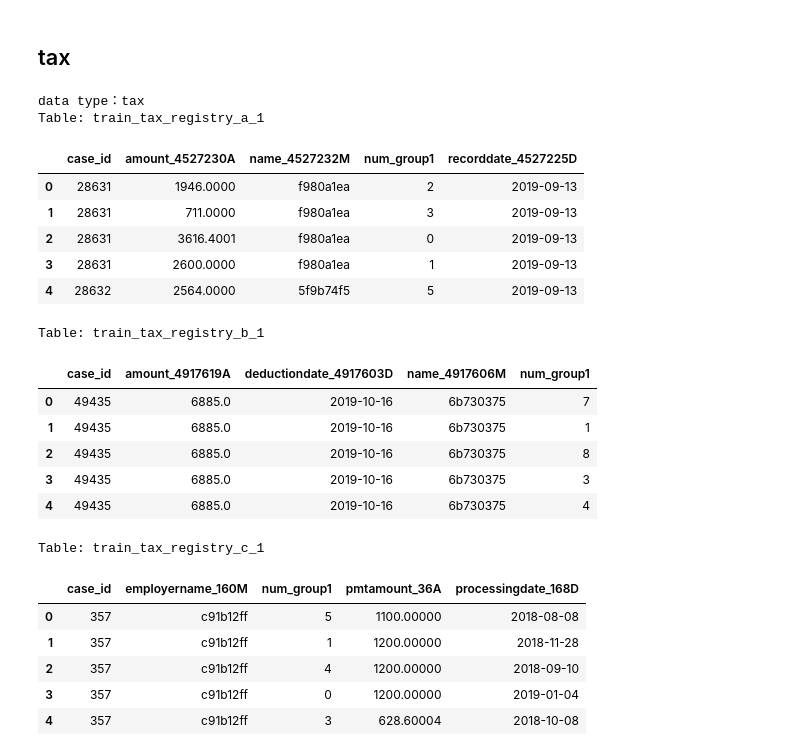
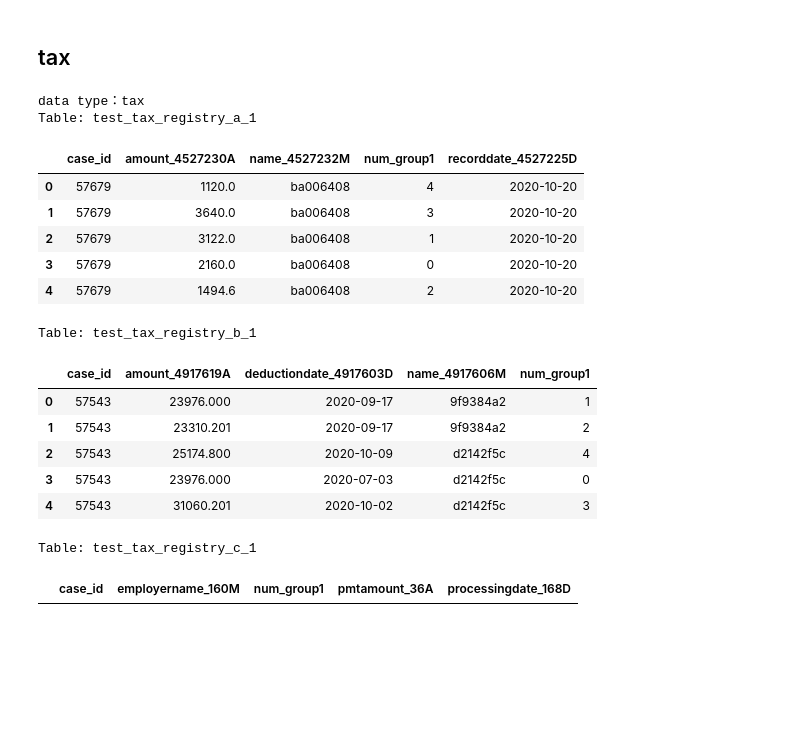
Before and after one commit to godyamap/kaggle, a Jupyter notebook: home_credit/data_check.ipynb, the cells around one changed output. Drawn from its saved outputs; the diff is of its cells as text; code cells hidden in the pictures; blank space fills up the shorter version.

```diff
--- a/home_credit/data_check.ipynb
+++ b/home_credit/data_check.ipynb
@@ -285,14 +310,14 @@ target_data_type = 'debitcard'
 print(f'data type：{target_data_type}')
 
 # ディレクトリ内の条件に合致するCSVファイルのリストを取得
-csv_files = [f for f in os.listdir(dataPath + "csv_files/train/") if f.endswith('.csv') and target_data_type in f]
+csv_files = [f for f in os.listdir(dataPath + "csv_files/test/") if f.endswith('.csv') and target_data_type in f]
 
 # 条件に合致するCSVファイルを読み込み、変数に格納し、テーブル名と先頭5行を表示
 for file in sorted(csv_files):
     # ファイル名から拡張子を除いた名前を変数名として使用
     variable_name = file.replace('.csv', '')
     # CSVファイルを読み込み
-    globals()[variable_name] = pd.read_csv(dataPath + "csv_files/train/" + file, nrows=5)
+    globals()[variable_name] = pd.read_csv(dataPath + "csv_files/test/" + file, nrows=5)
     # テーブル名を表示
     print(f"Table: {variable_name}")
     # 先頭5行を表示
@@ -306,14 +338,14 @@ target_data_type = 'other'
 print(f'data type：{target_data_type}')
 
 # ディレクトリ内の条件に合致するCSVファイルのリストを取得
-csv_files = [f for f in os.listdir(dataPath + "csv_files/train/") if f.endswith('.csv') and target_data_type in f]
+csv_files = [f for f in os.listdir(dataPath + "csv_files/test/") if f.endswith('.csv') and target_data_type in f]
 
 # 条件に合致するCSVファイルを読み込み、変数に格納し、テーブル名と先頭5行を表示
 for file in sorted(csv_files):
     # ファイル名から拡張子を除いた名前を変数名として使用
     variable_name = file.replace('.csv', '')
     # CSVファイルを読み込み
-    globals()[variable_name] = pd.read_csv(dataPath + "csv_files/train/" + file, nrows=5)
+    globals()[variable_name] = pd.read_csv(dataPath + "csv_files/test/" + file, nrows=5)
     # テーブル名を表示
     print(f"Table: {variable_name}")
     # 先頭5行を表示
@@ -334,14 +366,14 @@ target_data_type = 'person'
 print(f'data type：{target_data_type}')
 
 # ディレクトリ内の条件に合致するCSVファイルのリストを取得
-csv_files = [f for f in os.listdir(dataPath + "csv_files/train/") if f.endswith('.csv') and target_data_type in f]
+csv_files = [f for f in os.listdir(dataPath + "csv_files/test/") if f.endswith('.csv') and target_data_type in f]
 
 # 条件に合致するCSVファイルを読み込み、変数に格納し、テーブル名と先頭5行を表示
 for file in sorted(csv_files):
     # ファイル名から拡張子を除いた名前を変数名として使用
     variable_name = file.replace('.csv', '')
     # CSVファイルを読み込み
-    globals()[variable_name] = pd.read_csv(dataPath + "csv_files/train/" + file, nrows=5)
+    globals()[variable_name] = pd.read_csv(dataPath + "csv_files/test/" + file, nrows=5)
     # テーブル名を表示
     print(f"Table: {variable_name}")
     # 先頭5行を表示
@@ -370,14 +402,14 @@ target_data_type = 'static'
 print(f'data type：{target_data_type}')
 
 # ディレクトリ内の条件に合致するCSVファイルのリストを取得
-csv_files = [f for f in os.listdir(dataPath + "csv_files/train/") if f.endswith('.csv') and target_data_type in f]
+csv_files = [f for f in os.listdir(dataPath + "csv_files/test/") if f.endswith('.csv') and target_data_type in f]
 
 # 条件に合致するCSVファイルを読み込み、変数に格納し、テーブル名と先頭5行を表示
 for file in sorted(csv_files):
     # ファイル名から拡張子を除いた名前を変数名として使用
     variable_name = file.replace('.csv', '')
     # CSVファイルを読み込み
-    globals()[variable_name] = pd.read_csv(dataPath + "csv_files/train/" + file, nrows=5)
+    globals()[variable_name] = pd.read_csv(dataPath + "csv_files/test/" + file, nrows=5)
     # テーブル名を表示
     print(f"Table: {variable_name}")
     # 先頭5行を表示
@@ -413,40 +453,35 @@ Table: train_static_cb_0
 # %%
 target_data_type = 'tax'
 print(f'data type：{target_data_type}')
 
 # ディレクトリ内の条件に合致するCSVファイルのリストを取得
-csv_files = [f for f in os.listdir(dataPath + "csv_files/train/") if f.endswith('.csv') and target_data_type in f]
+csv_files = [f for f in os.listdir(dataPath + "csv_files/test/") if f.endswith('.csv') and target_data_type in f]
 
 # 条件に合致するCSVファイルを読み込み、変数に格納し、テーブル名と先頭5行を表示
 for file in sorted(csv_files):
     # ファイル名から拡張子を除いた名前を変数名として使用
     variable_name = file.replace('.csv', '')
     # CSVファイルを読み込み
-    globals()[variable_name] = pd.read_csv(dataPath + "csv_files/train/" + file, nrows=5)
+    globals()[variable_name] = pd.read_csv(dataPath + "csv_files/test/" + file, nrows=5)
     # テーブル名を表示
     print(f"Table: {variable_name}")
     # 先頭5行を表示
     display(globals()[variable_name].head())
 # %% [output]
 data type：tax
-Table: train_tax_registry_a_1
+Table: test_tax_registry_a_1
 |  | case_id | amount_4527230A | name_4527232M | num_group1 | recorddate_4527225D |
-| 0 | 28631 | 1946.0000 | f980a1ea | 2 | 2019-09-13 |
-| 1 | 28631 | 711.0000 | f980a1ea | 3 | 2019-09-13 |
-| 2 | 28631 | 3616.4001 | f980a1ea | 0 | 2019-09-13 |
-| 3 | 28631 | 2600.0000 | f980a1ea | 1 | 2019-09-13 |
-| 4 | 28632 | 2564.0000 | 5f9b74f5 | 5 | 2019-09-13 |
+| 0 | 57679 | 1120.0 | ba006408 | 4 | 2020-10-20 |
+| 1 | 57679 | 3640.0 | ba006408 | 3 | 2020-10-20 |
+| 2 | 57679 | 3122.0 | ba006408 | 1 | 2020-10-20 |
+| 3 | 57679 | 2160.0 | ba006408 | 0 | 2020-10-20 |
+| 4 | 57679 | 1494.6 | ba006408 | 2 | 2020-10-20 |
-Table: train_tax_registry_b_1
+Table: test_tax_registry_b_1
 |  | case_id | amount_4917619A | deductiondate_4917603D | name_4917606M | num_group1 |
-| 0 | 49435 | 6885.0 | 2019-10-16 | 6b730375 | 7 |
-| 1 | 49435 | 6885.0 | 2019-10-16 | 6b730375 | 1 |
-| 2 | 49435 | 6885.0 | 2019-10-16 | 6b730375 | 8 |
-| 3 | 49435 | 6885.0 | 2019-10-16 | 6b730375 | 3 |
-| 4 | 49435 | 6885.0 | 2019-10-16 | 6b730375 | 4 |
+| 0 | 57543 | 23976.000 | 2020-09-17 | 9f9384a2 | 1 |
+| 1 | 57543 | 23310.201 | 2020-09-17 | 9f9384a2 | 2 |
+| 2 | 57543 | 25174.800 | 2020-10-09 | d2142f5c | 4 |
+| 3 | 57543 | 23976.000 | 2020-07-03 | d2142f5c | 0 |
+| 4 | 57543 | 31060.201 | 2020-10-02 | d2142f5c | 3 |
-Table: train_tax_registry_c_1
+Table: test_tax_registry_c_1
 |  | case_id | employername_160M | num_group1 | pmtamount_36A | processingdate_168D |
-| 0 | 357 | c91b12ff | 5 | 1100.00000 | 2018-08-08 |
-| 1 | 357 | c91b12ff | 1 | 1200.00000 | 2018-11-28 |
-| 2 | 357 | c91b12ff | 4 | 1200.00000 | 2018-09-10 |
-| 3 | 357 | c91b12ff | 0 | 1200.00000 | 2019-01-04 |
-| 4 | 357 | c91b12ff | 3 | 628.60004 | 2018-10-08 |
```
Also changed, not shown: parts of 10 cells of this notebook.
